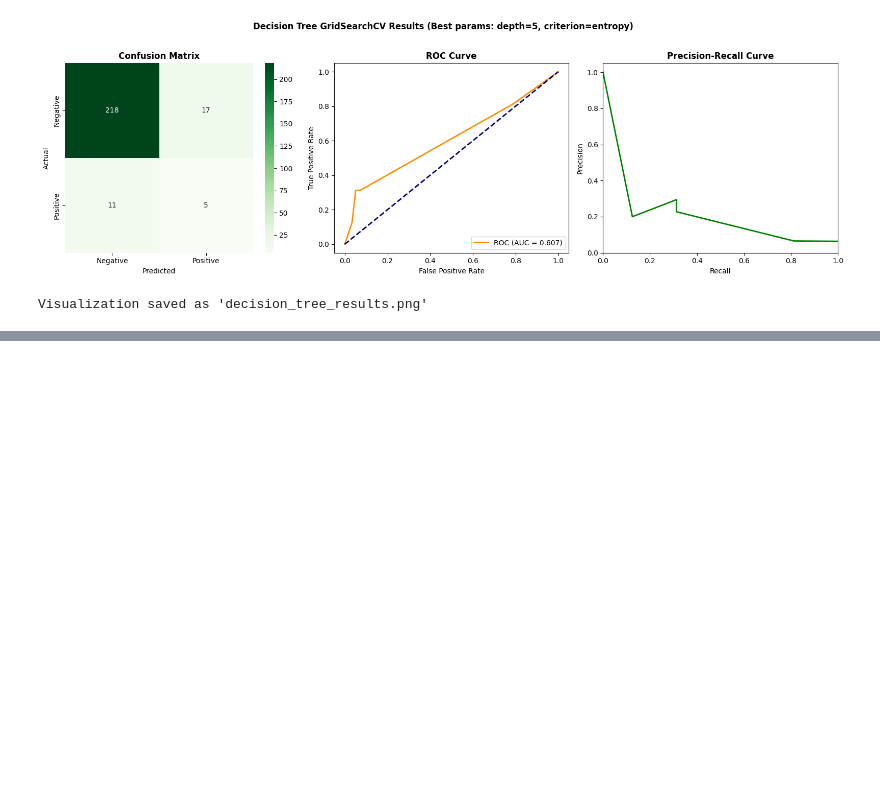
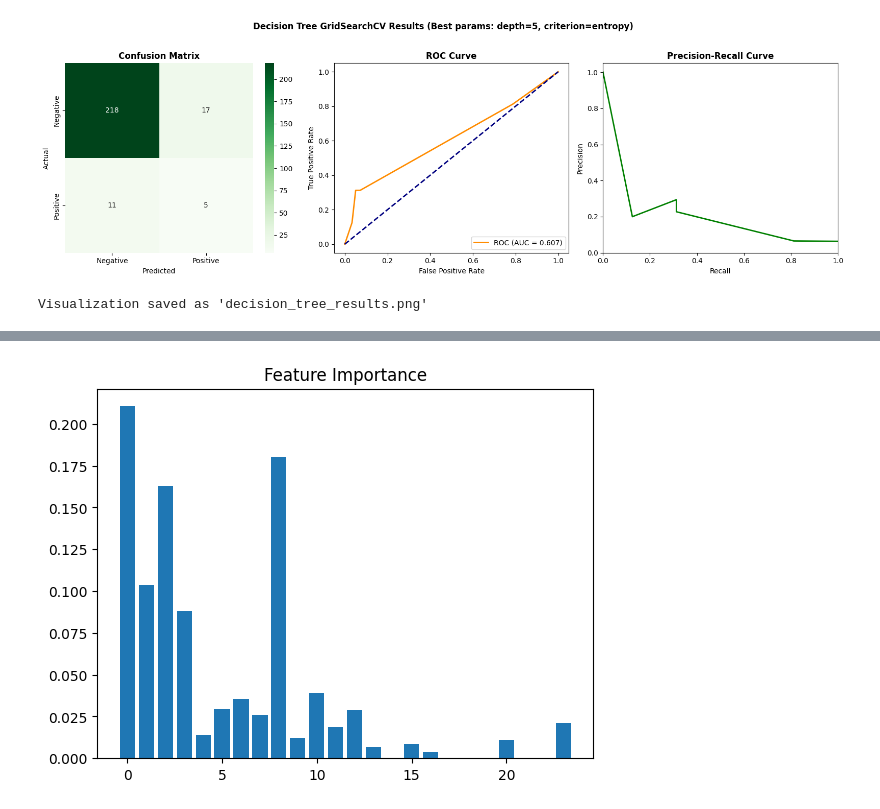
Before and after one commit to raajshekhar19/23FE10CSE00791_RAAJ_SHEKHAR, a Jupyter notebook: project.ipynb, the cells around one changed output, grey strips where cells are left out. Saved outputs shown, nothing was run; the diff lists cells and outputs as text; code cells hidden in the pictures; blank space fills up the shorter version.

```diff
--- a/project.ipynb
+++ b/project.ipynb
@@ -998,0 +1101,10 @@ Visualization saved as 'decision_tree_results.png'
+# %%
+import matplotlib.pyplot as plt
+
+importances = best_rf.feature_importances_
+
+plt.bar(range(len(importances)), importances)
+plt.title("Feature Importance")
+plt.show()
+# %% [output]
+[figure, added]
```
Also changed, not shown: parts of 7 cells of this notebook, 6 other files.
